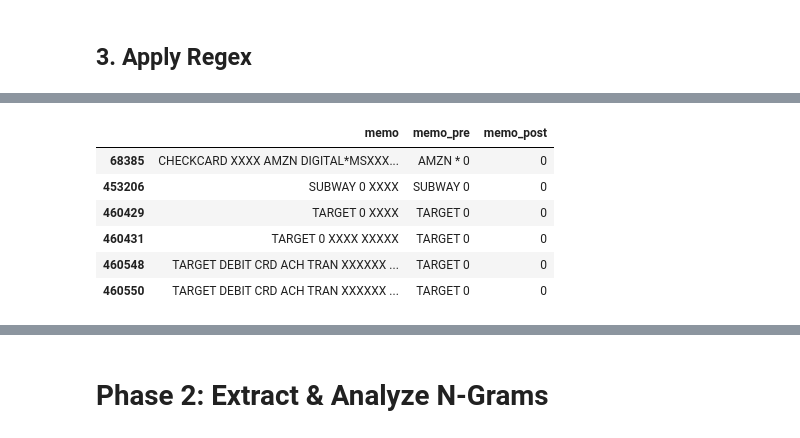
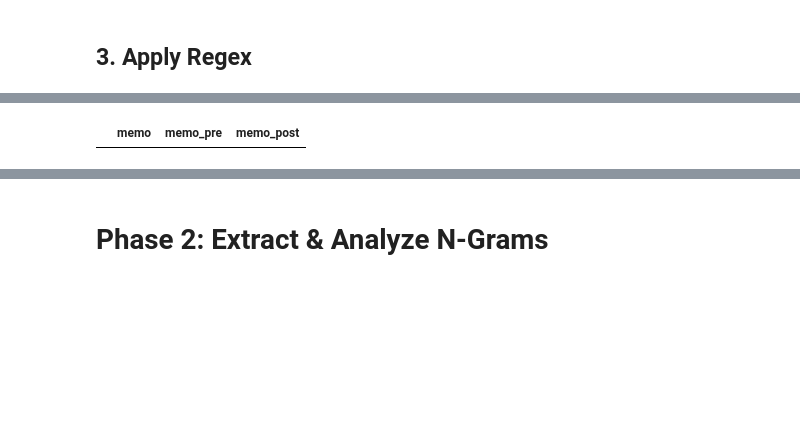
Before and after one commit to kylechoi101/DSC180A-Q1, a Jupyter notebook: Week 2/Haris_Saif.ipynb, the cells around one changed output, grey strips where cells are left out. Saved outputs shown, nothing was run; the diff lists cells and outputs as text; code cells hidden in the pictures; blank space fills up the shorter version.

```diff
--- a/Week 2/Haris_Saif.ipynb
+++ b/Week 2/Haris_Saif.ipynb
@@ -23,7 +23,7 @@ import sys
 import re
 # %%
 df_in = pd.read_csv("memos.csv")
-df = df_in.sample(100_000).copy)_
+df = df_in.sample(100_000).copy()
 row_count = df.size
 row_count
 # %% [output]
@@ -186,7 +194,7 @@ REGEX_POST = [
     re.compile(r"^7-ELEVEN\s*\*?\s*([A-Z\s0-9'.-]+).*"),
     re.compile(r"^7\s+11\s*\*?\s*([A-Z\s0-9'.-]+).*"),
     re.compile(r"^ZG\s*\*?\s*([A-Z\s0-9'.-]+).*"),
-    re.compile(r"^YSI\s*\*?\s*([A-Z\s0-9'.-]+).*"),
+    re.compile(r"^YSI\s*\*?\s*([A-Z\s0-9'.-]+).*"), # Corrected
 
     # Specific DDBR rule must come *before* the general DD rule
     re.compile(r"^(DDBR)\s*\*?#?.*"),
@@ -207,10 +215,12 @@ REGEX_POST = [
     re.compile(r"^SP\s*\*?\s*([A-Z\s0-9'.-]+).*"),
 
     # === TST RULES ===
+    # Specific: (POS) TST* MERCHANT [TWO WORD CITY] ON ##...
     re.compile(r"^(?:POS\s+)?TST\s*\*?\s*([A-Z\s0-9'.-]+?)\s+[A-Z]{2,}\s+[A-Z]{2,}\s+ON\s*##.*"),
+    # Specific: (POS) TST* MERCHANT [ONE WORD CITY] ON ##...
     re.compile(r"^(?:POS\s+)?TST\s*\*?\s*([A-Z\s0-9'.-]+?)\s+[A-Z]{2,}\s+ON\s*##.*"),
-    re.compile(r"^(?:POS\s+)?TST\s*\*?\s*([A-Z\s0-9'.-]+(?: [A-Z\s0-9'.-]+)*?)\s+[A-Z]{5,}.*"),
-    re.compile(r"^(?:POS\s+)?TST\s*\*?\s*([A-Z\s0-9'.-]+(?: [A-Z\s0-9'.-]+)*).*"),
+    # Fallback: (POS) TST* MERCHANT...
+    re.compile(r"^(?:POS\s+)?TST\s*\*?\s*([A-Z\s0-9'.-]+).*"),
 
     re.compile(r"^CKE\s*\*?\s*([A-Z\s0-9'.-]+).*"),
     re.compile(r"^SQ\s*\*?\s*([A-Z\s0-9'.-]+).*"),
@@ -228,30 +238,9 @@ REGEX_POST = [
     re.compile(r"^CCM\s*\*+\s*([A-Z\s0-9'.-]+).*"),
     re.compile(r"^ZIP\.CO\s*\*+\s*([A-Z\s0-9'.-]+).*"),
     re.compile(r"^XSOLLA\s*\*+\s*([A-Z\s0-9'.-]+).*"),
+    re.compile(r"^OPC\s*\*+\s*([A-Z\s0-9'.-]+).*"),
     re.compile(r"^NOR\s*\*+\s*([A-Z\s0-9'.-]+).*"),
 
-    # === High-Frequency Merchant Prefixes (from 1-grams) ===
-    re.compile(r"^MKTP\s*\*?\s*([A-Z\s0-9'.-]+).*"),
-    re.compile(r"^AMZN\s*\*?\s*([A-Z\s0-9'.-]+).*"),
-    re.compile(r"^APPLE\s*\*?\s*([A-Z\s0-9'.-]+).*"),
-    re.compile(r"^GOOGLE\s*\*?\s*([A-Z\s0-9'.-]+).*"),
-    re.compile(r"^MICROSOFT\s*\*?\s*([A-Z\s0-9'.-]+).*"),
-    re.compile(r"^WAL\s*\*?\s*([A-Z\s0-9'.-]+).*"),
-    re.compile(r"^WM\s*\*?\s*([A-Z\s0-9'.-]+).*"),
-    re.compile(r"^(SAMS\s*\*?CLUB)\b.*"), # Specific "SAMS CLUB"
-    re.compile(r"^SAMS\s*\*?\s*([A-Z\s0-9'.-]+).*"), # Generic "SAMS"
-    re.compile(r"^UBER\s*\*?\s*([A-Z\s0-9'.-]+).*"),
-    re.compile(r"^LYFT\s*\*?\s*([A-Z\s0-9'.-]+).*"),
-    re.compile(r"^(CASH\s+APP)\b.*"), # Specific "CASH APP"
-    re.compile(r"^AFTERPAY\s*\*?\s*([A-Z\s0-9'.-]+).*"),
-    re.compile(r"^BRIGIT\s*\*?\s*([A-Z\s0G'.-]+).*"),
-    re.compile(r"^EBAY\s*\*?\s*([A-Z\s0-9'.-]+).*"),
-    re.compile(r"^ETSY\s*\*?\s*([A-Z\s0-9'.-]+).*"),
-    re.compile(r"^HELPPAY\s*\*?\s*([A-Z\s0-9'.-]+).*"),
-    re.compile(r"^INSTACART\s*\*?\s*([A-Z\s0-9'.-]+).*"),
-    re.compile(r"^STARBUCKS\s*\*?\s*([A-Z\s0-9'.-]+).*"),
-    re.compile(r"^SUBWAY\s*\*?\s*([A-Z\s0-9'.-]+).*"),
-    re.compile(r"^VSA\s*\*?\s*([A-Z\s0-9'.-]+).*"),
 
     # --- Generic Fallback Rules ---
     # These rules try to find the merchant *before* a common delimiter.
@@ -360,13 +349,7 @@ ZPIZZA
 # %%
-df[df['memo_post'] == '0']#.iloc[0]['memo']
+df[df['memo_post'] == 'TARGET']#.iloc[0]['memo']
 # %% [output]
 |  | memo | memo_pre | memo_post |
-| 68385 | CHECKCARD XXXX AMZN DIGITAL*MSXXX... | AMZN * 0 | 0 |
-| 453206 | SUBWAY 0 XXXX | SUBWAY 0 | 0 |
-| 460429 | TARGET 0 XXXX | TARGET 0 | 0 |
-| 460431 | TARGET 0 XXXX XXXXX | TARGET 0 | 0 |
-| 460548 | TARGET DEBIT CRD ACH TRAN XXXXXX ... | TARGET 0 | 0 |
-| 460550 | TARGET DEBIT CRD ACH TRAN XXXXXX ... | TARGET 0 | 0 |
 # %%
 df[df['memo_pre'].str.contains('OPC')].sample(10)
 # %% [output]
```
Also changed, not shown: parts of 21 cells of this notebook.
